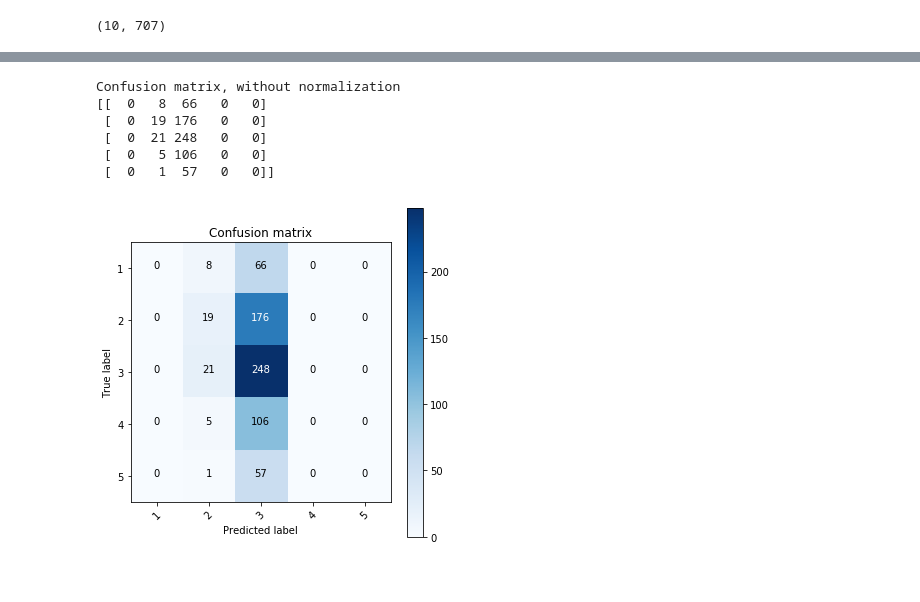
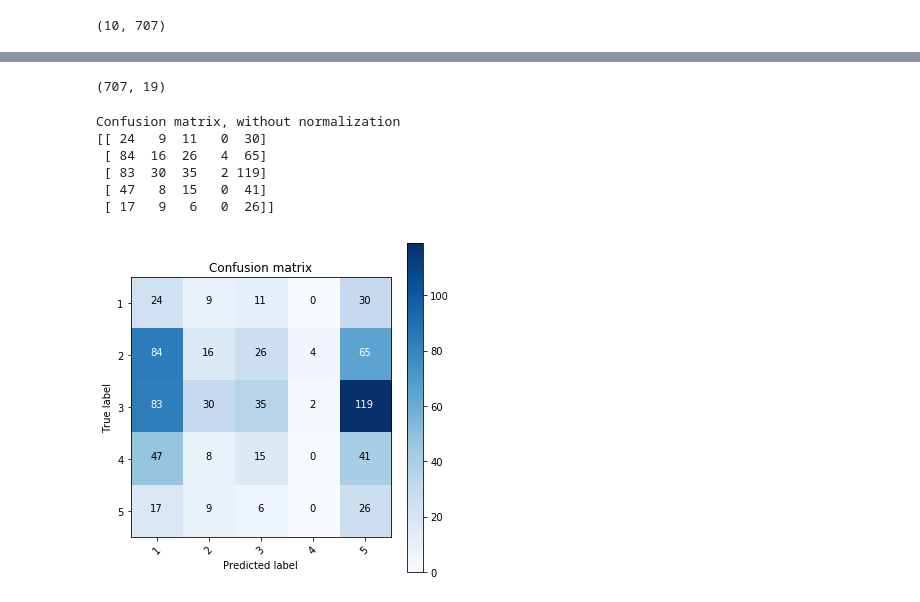
Before and after one commit to raulds77/inference_project, a Jupyter notebook: VPCA.ipynb, the cells around one changed output, grey strips where cells are left out. Drawn from its saved outputs; the diff is of its cells as text; code cells hidden in the pictures.

```diff
--- a/VPCA.ipynb
+++ b/VPCA.ipynb
@@ -222,0 +208,18 @@ fa_obs.fit()
+# %%
+
+fa_obs_music = vbfa.VbFa( scale(music.values.T  , with_std=False) )
+fa_obs_music.fit(maxit = 100)
+plt.plot( fa_obs_music.variance_explained(sort = True))
+plt.show()
+
+
+fa_obs_movies = vbfa.VbFa( scale(movies.values.T  , with_std=False) )
+fa_obs_movies.fit(maxit = 100)
+plt.plot( fa_obs_movies.variance_explained(sort = True))
+plt.show()
+
+
+fa_obs_interests = vbfa.VbFa( scale(interests.values.T  , with_std=False)  )
+fa_obs_interests.fit(maxit = 100)
+plt.plot( fa_obs_interests.variance_explained(sort = True))
+plt.show()
@@ -248,19 +255,36 @@ Index([u'Daily events', u'Prioritising workload', u'Writing notes',
 #pip intall mord
 
 y_true = personality['Loneliness'].values.astype(int)
-x_fit = fa_obs.q_x.mean.T
+x_fit =  np.concatenate( (fa_obs_music.q_x.mean.T[:,:5] , fa_obs_movies.q_x.mean.T[:,:4] , fa_obs_interests.q_x.mean.T[:,:10]), axis = 1 )
+# %%
+fa_obs_music.q_x.mean.T.shape
+# %% [output]
+(707, 19)
+# %%
+scaled = scale( personality , with_std = False)
+pca_y = PCA()
+proj_y = pca_y.fit_transform(scaled)
+# proj_y[:,0]
+# %%
+# np.random.seed(0)
+data_y = personality.T.values
+fa = vbfa.VbFa(data_y, 1)
+fa.fit()
+
+y_cat , bins_1 = pd.qcut(  proj_y[:,0] , q = 5, labels = [1,2,3,4,5] , retbins=True)
 # %%
-ord_logit = mord.LogisticIT(alpha=1.0)
-ord_logit.fit(X = x_fit, y = y_true )
+ord_logit = mord.LogisticIT(alpha=10)
+
+ord_logit.fit(X = x_fit, y = np.array(y_cat) )
 
 y_pred = ord_logit.predict(x_fit)
 
 plot_confusion_matrix( confusion_matrix( y_true , y_pred ) , classes=[1,2,3,4,5] ,size = 5)
 # %% [output]
 Confusion matrix, without normalization
-[[  0   8  66   0   0]
- [  0  19 176   0   0]
- [  0  21 248   0   0]
- [  0   5 106   0   0]
- [  0   1  57   0   0]]
+[[ 24   9  11   0  30]
+ [ 84  16  26   4  65]
+ [ 83  30  35   2 119]
+ [ 47   8  15   0  41]
+ [ 17   9   6   0  26]]
-[figure, old version]
+[figure, new version]
```
Also changed, not shown: parts of 7 cells of this notebook, 1 other file.
